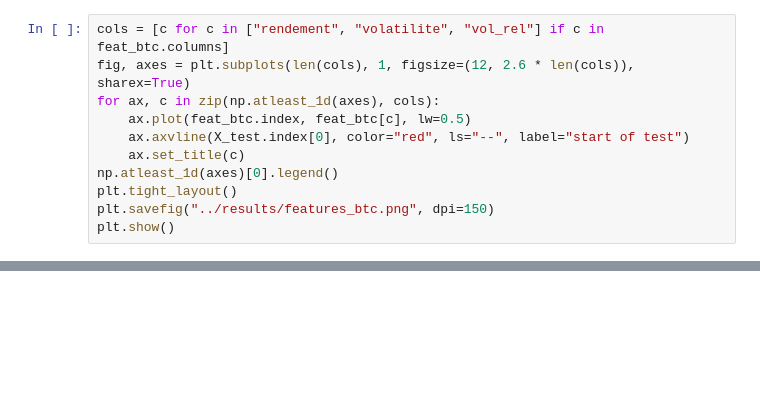
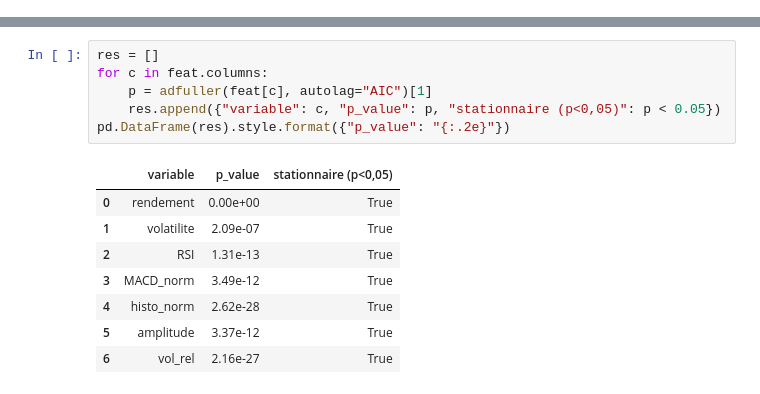
Before and after one commit to soulaimagarroury-sudo/projet-math-finance, a Jupyter notebook: notebooks/01_donnees.ipynb, the cells around one changed output, grey strips where cells are left out. Cells and saved outputs as stored; diff of their text form; blank space fills up the shorter version.

```diff
--- a/notebooks/01_donnees.ipynb
+++ b/notebooks/01_donnees.ipynb
@@ -288,11 +0,0 @@ Return, volatility and relative volume over time, with a vertical line where the
-# %%
-cols = [c for c in ["rendement", "volatilite", "vol_rel"] if c in feat_btc.columns]
-fig, axes = plt.subplots(len(cols), 1, figsize=(12, 2.6 * len(cols)), sharex=True)
-for ax, c in zip(np.atleast_1d(axes), cols):
-    ax.plot(feat_btc.index, feat_btc[c], lw=0.5)
-    ax.axvline(X_test.index[0], color="red", ls="--", label="start of test")
-    ax.set_title(c)
-np.atleast_1d(axes)[0].legend()
-plt.tight_layout()
-plt.savefig("../results/features_btc.png", dpi=150)
-plt.show()
@@ -343,0 +192,15 @@ Notebook `04_hmm_rendements`: train the HMM on `data/btcusdt_X_train.csv` (N = 2
+# %%
+res = []
+for c in feat.columns:
+    p = adfuller(feat[c], autolag="AIC")[1]
+    res.append({"variable": c, "p_value": p, "stationnaire (p<0,05)": p < 0.05})
+pd.DataFrame(res).style.format({"p_value": "{:.2e}"})
+# %% [output]
+|  | variable | p_value | stationnaire (p<0,05) |
+| 0 | rendement | 0.00e+00 | True |
+| 1 | volatilite | 2.09e-07 | True |
+| 2 | RSI | 1.31e-13 | True |
+| 3 | MACD_norm | 3.49e-12 | True |
+| 4 | histo_norm | 2.62e-28 | True |
+| 5 | amplitude | 3.37e-12 | True |
+| 6 | vol_rel | 2.16e-27 | True |
```
Also changed, not shown: parts of 65 cells of this notebook, 44 other files.
